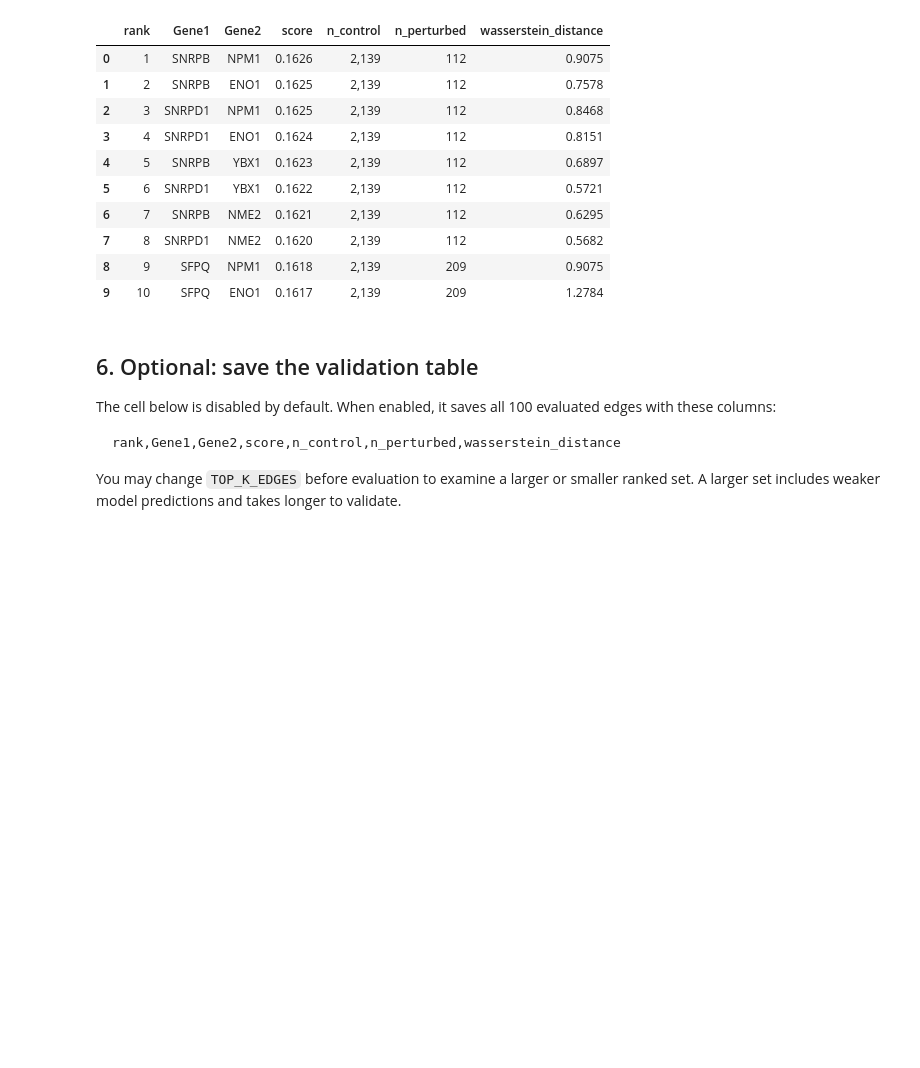
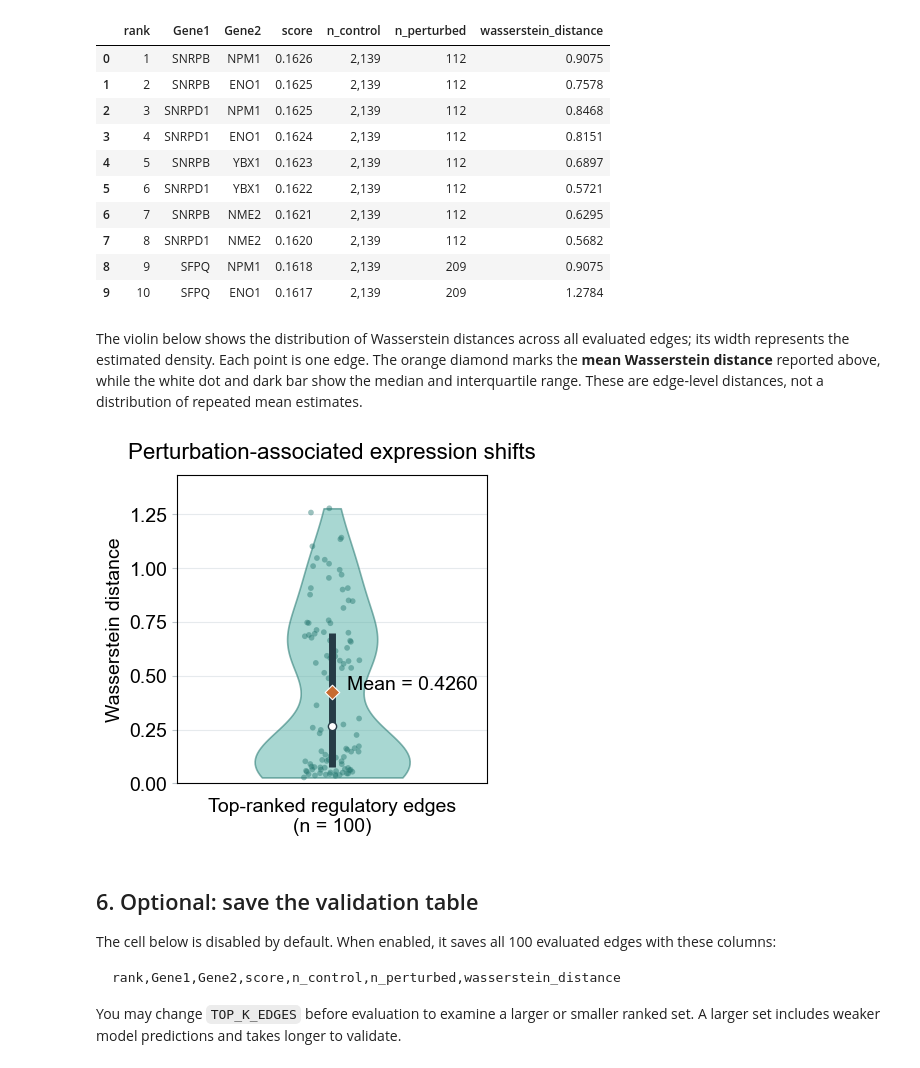
Before and after one commit to Catchxu/scCAFM, a Jupyter notebook: docs/perturbseq_edge_validation.ipynb, the cells around one changed output. Drawn from its saved outputs; the diff is of its cells as text; code cells hidden in the pictures; blank space fills up the shorter version.

Commit message:
Add visualization for perturb-seq

```diff
--- a/docs/perturbseq_edge_validation.ipynb
+++ b/docs/perturbseq_edge_validation.ipynb
@@ -370,6 +370,55 @@ display(
 | 7 | 8 | SNRPD1 | NME2 | 0.1620 | 2,139 | 112 | 0.5682 |
 | 8 | 9 | SFPQ | NPM1 | 0.1618 | 2,139 | 209 | 0.9075 |
 | 9 | 10 | SFPQ | ENO1 | 0.1617 | 2,139 | 209 | 1.2784 |
+# %% [markdown]
+The violin below shows the distribution of Wasserstein distances across all evaluated edges; its width represents the estimated density. Each point is one edge. The orange diamond marks the **mean Wasserstein distance** reported above, while the white dot and dark bar show the median and interquartile range. These are edge-level distances, not a distribution of repeated mean estimates.
+# %%
+# Plot all evaluated edges, rather than only the ten-row preview above.
+distances = validated_edges["wasserstein_distance"].to_numpy(dtype=float)
+if distances.size == 0 or not np.isfinite(distances).all():
+    raise ValueError("The plot requires finite Wasserstein distances for all edges.")
+
+plt.rcParams["font.family"] = "Arial"
+fig, ax = plt.subplots(figsize=(4, 4), )
+
+if distances.size > 1 and np.ptp(distances) > 0:
+    violin = ax.violinplot(
+        distances, positions=[0], widths=0.65,
+        showmeans=False, showmedians=False, showextrema=False,
+    )
+    for body in violin["bodies"]:
+        body.set_facecolor("#62B6AD")
+        body.set_edgecolor("#23766F")
+        body.set_alpha(0.55)
+        body.set_linewidth(1.2)
+
+jitter = np.random.default_rng(42).uniform(-0.12, 0.12, distances.size)
+ax.scatter(jitter, distances, s=17, color="#23766F", alpha=0.45,
+            edgecolors="none", zorder=3)
+q1, median, q3 = np.quantile(distances, [0.25, 0.5, 0.75])
+ax.vlines(0, q1, q3, color="#253B46", linewidth=5, zorder=4)
+ax.scatter(0, median, s=35, color="white", edgecolor="#253B46", zorder=5)
+
+mean_distance = distances.mean()
+ax.scatter(0, mean_distance, marker="D", s=55, color="#C76B30",
+           edgecolor="white", linewidth=0.8, zorder=6,
+           label=f"Mean = {mean_distance:.4f}")
+ax.text(0.97, 0.35, f"Mean = {mean_distance:.4f}",
+        transform=ax.transAxes, ha="right", va="top", fontsize=14)
+
+ax.set_title("Perturbation-associated expression shifts", fontsize=16, pad=12)
+ax.set_ylabel("Wasserstein distance", fontsize=14)
+ax.set_xticks([0], [f"Top-ranked regulatory edges\n(n = {distances.size:,})"], fontsize=14)
+ax.set_xlim(-0.65, 0.65)
+ax.set_ylim(0, max(float(distances.max()) * 1.12, 0.05))
+ax.set_axisbelow(True)
+ax.yaxis.grid(True, color="#E6EAED", linewidth=0.8)
+ax.tick_params(axis="x", length=0, pad=10)
+ax.tick_params(axis="y", color="#BBC4CA", labelsize=14)
+
+plt.show()
+# %% [output]
+[figure, added]
 # %% [markdown]
 ## 6. Optional: save the validation table
 
```
